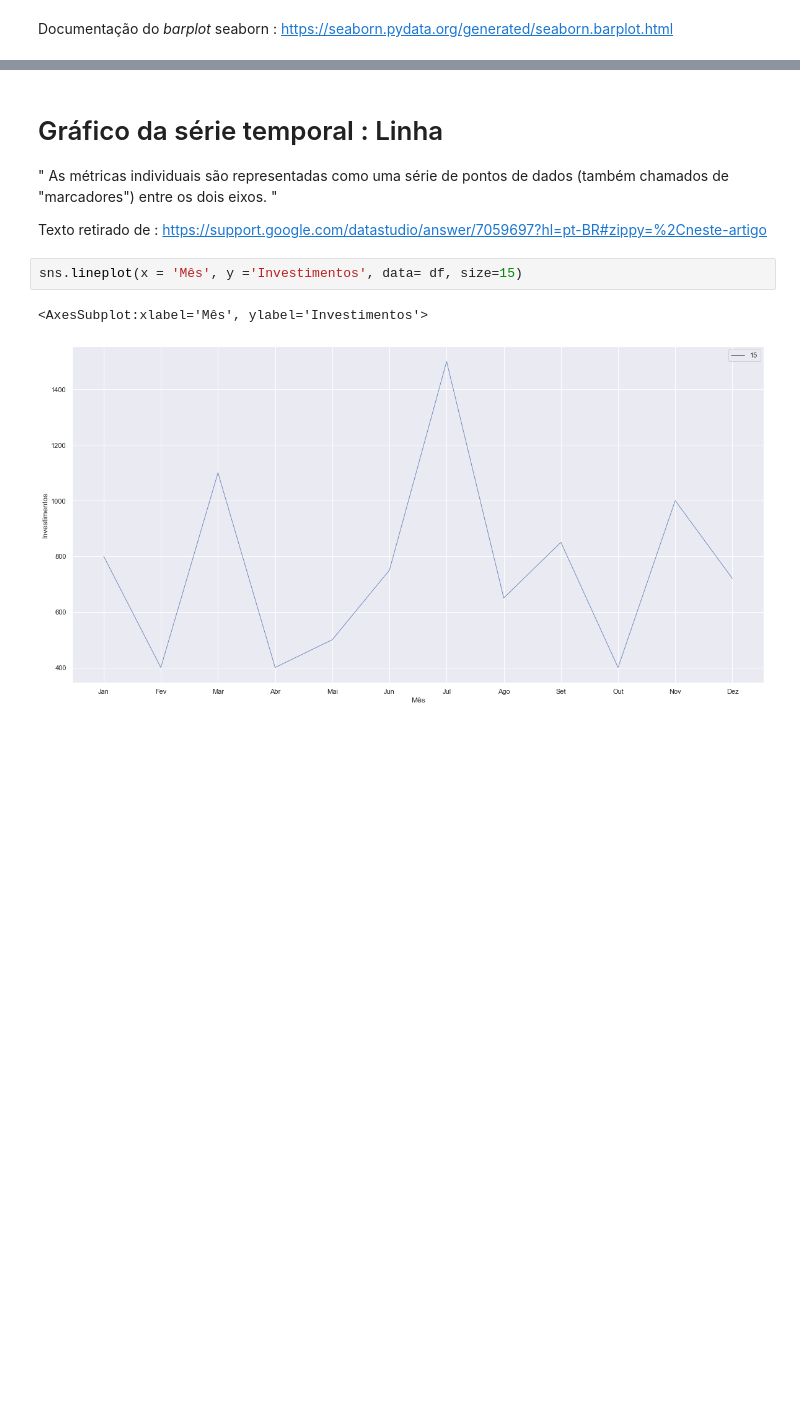
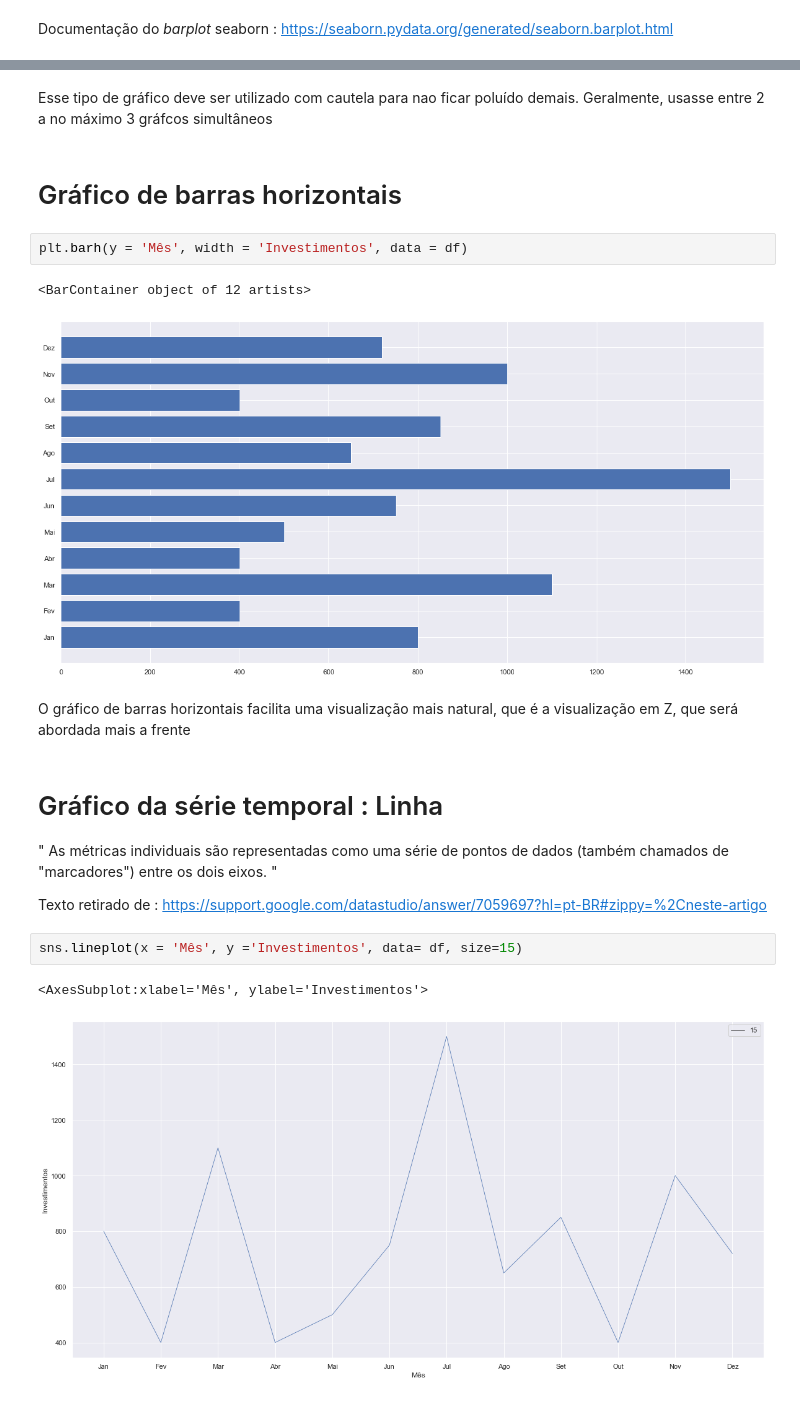
Before and after one commit to Wolfgang-Amadeus-Mozart/Analise_de_dados_Geral, a Jupyter notebook: Data Visualization com python/Data_Visualization.ipynb, the cells around one changed output, grey strips where cells are left out. Saved outputs shown, nothing was run; the diff lists cells and outputs as text; blank space fills up the shorter version.

```diff
--- a/Data Visualization com python/Data_Visualization.ipynb
+++ b/Data Visualization com python/Data_Visualization.ipynb
@@ -36,3 +83,15 @@ Documentação do <i> barplot </i> seaborn : https://seaborn.pydata.org/generate
+# %% [markdown]
+Esse tipo de gráfico deve ser utilizado com cautela para nao ficar poluído demais.
+Geralmente, usasse entre 2 a no máximo 3 gráfcos simultâneos
+# %% [markdown]
+# Gráfico de barras horizontais
+# %%
+plt.barh(y = 'Mês', width = 'Investimentos', data = df)
+# %% [output]
+<BarContainer object of 12 artists>
+[figure, added]
+# %% [markdown]
+O gráfico de barras horizontais facilita uma visualização mais natural, que é a visualização em Z, que será abordada mais a frente
 # %% [markdown]
 # Gráfico da série temporal : Linha
 
```
Also changed, not shown: parts of 18 cells of this notebook.
